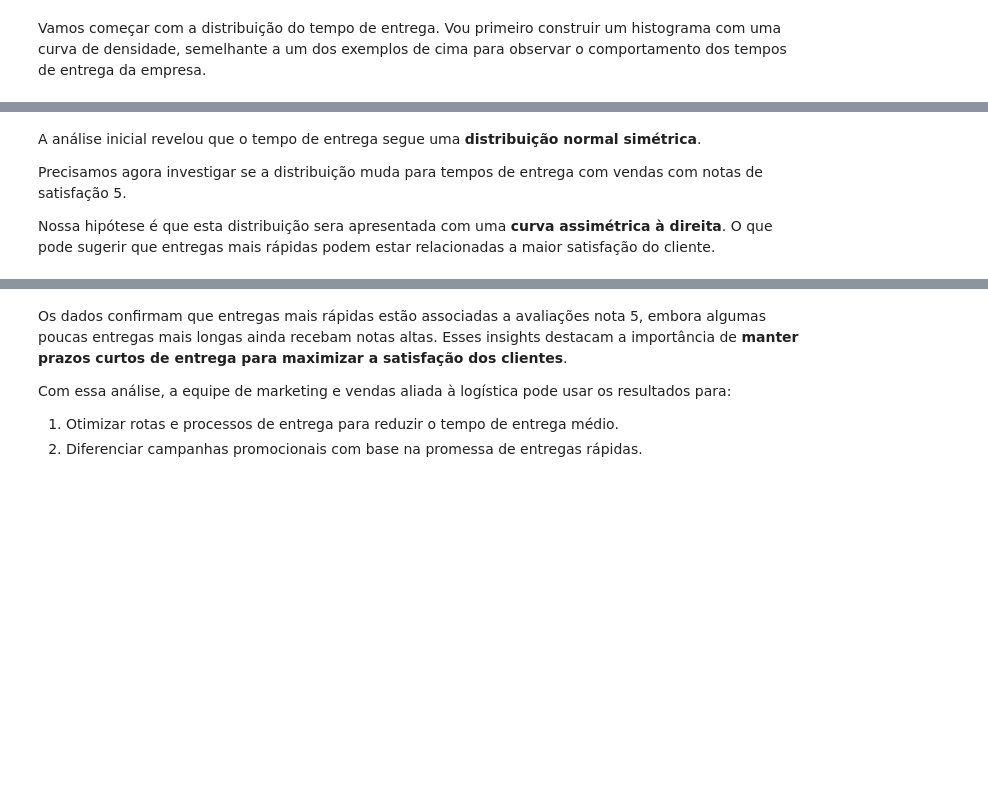
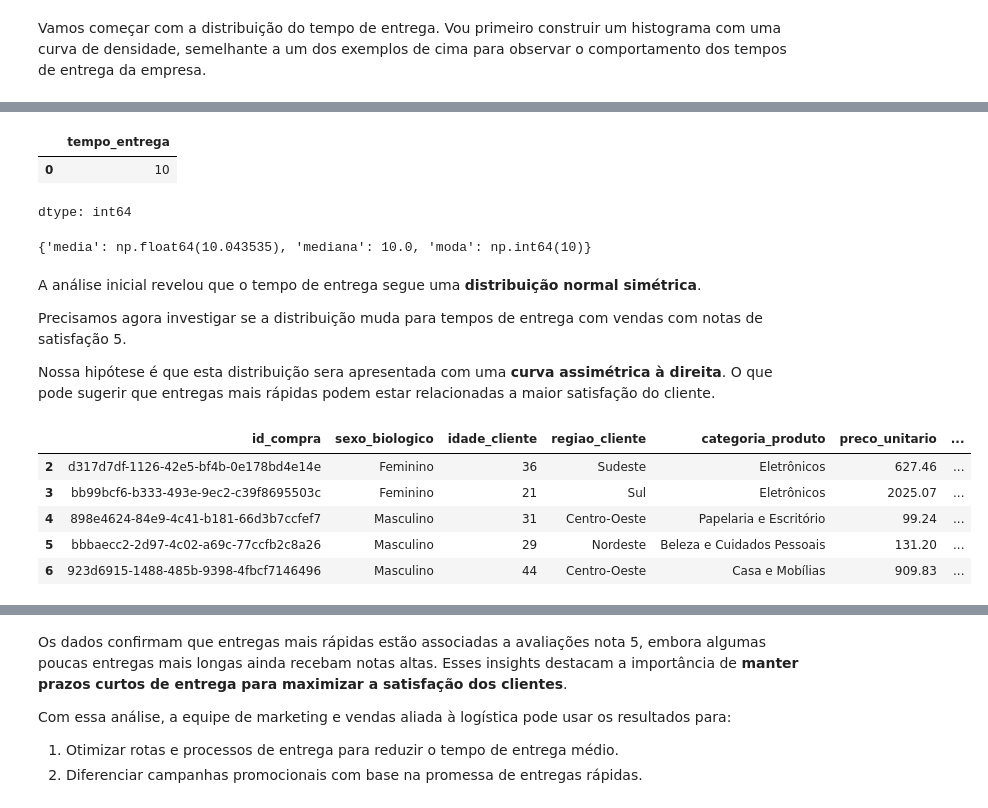
Before and after one commit to lggugs/python, a Jupyter notebook: python_frequencias_e_medidas.ipynb, the cells around one changed output, grey strips where cells are left out. Cells and saved outputs as stored; diff of their text form; code cells hidden in the pictures; blank space fills up the shorter version.

```diff
--- a/python_frequencias_e_medidas.ipynb
+++ b/python_frequencias_e_medidas.ipynb
@@ -1039,6 +1044,33 @@ Vamos começar com a distribuição do tempo de entrega. Vou primeiro construir
+# %%
+df.tempo_entrega.mode()
+# %% [output]
+|  | tempo_entrega |
+| 0 | 10 |
+dtype: int64
+# %%
+tempo_entrega_resumo = {
+    'media': df['tempo_entrega'].mean(),
+    'mediana': df['tempo_entrega'].median(),
+    'moda': df['tempo_entrega'].mode()[0],
+}
+
+tempo_entrega_resumo
+# %% [output]
+{'media': np.float64(10.043535), 'mediana': 10.0, 'moda': np.int64(10)}
 # %% [markdown]
 A análise inicial revelou que o tempo de entrega segue uma **distribuição normal simétrica**.
 
 Precisamos agora investigar se a distribuição muda para tempos de entrega com vendas com notas de satisfação 5.
 
 Nossa hipótese é que esta distribuição sera apresentada com uma **curva assimétrica à direita**. O que pode sugerir que entregas mais rápidas podem estar relacionadas a maior satisfação do cliente.
+# %%
+avaliacao_filtro = df['avaliacao'] == 5
+dados_nota_5 = df[avaliacao_filtro]
+dados_nota_5.head()
+# %% [output]
+|  | id_compra | sexo_biologico | idade_cliente | regiao_cliente | categoria_produto | preco_unitario | ... |
+| 2 | d317d7df-1126-42e5-bf4b-0e178bd4e14e | Feminino | 36 | Sudeste | Eletrônicos | 627.46 | ... |
+| 3 | bb99bcf6-b333-493e-9ec2-c39f8695503c | Feminino | 21 | Sul | Eletrônicos | 2025.07 | ... |
+| 4 | 898e4624-84e9-4c41-b181-66d3b7ccfef7 | Masculino | 31 | Centro-Oeste | Papelaria e Escritório | 99.24 | ... |
+| 5 | bbbaecc2-2d97-4c02-a69c-77ccfb2c8a26 | Masculino | 29 | Nordeste | Beleza e Cuidados Pessoais | 131.20 | ... |
+| 6 | 923d6915-1488-485b-9398-4fbcf7146496 | Masculino | 44 | Centro-Oeste | Casa e Mobílias | 909.83 | ... |
```
Also changed, not shown: parts of 11 cells of this notebook.
